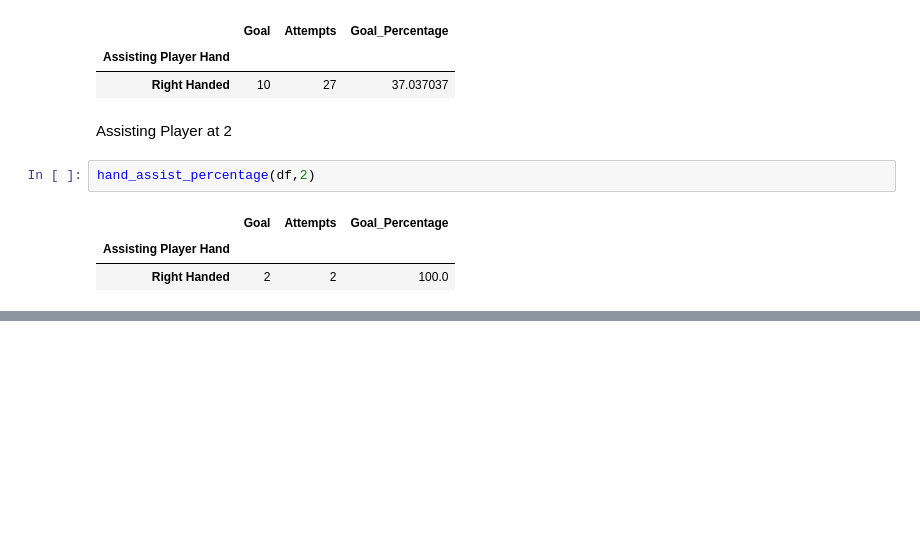
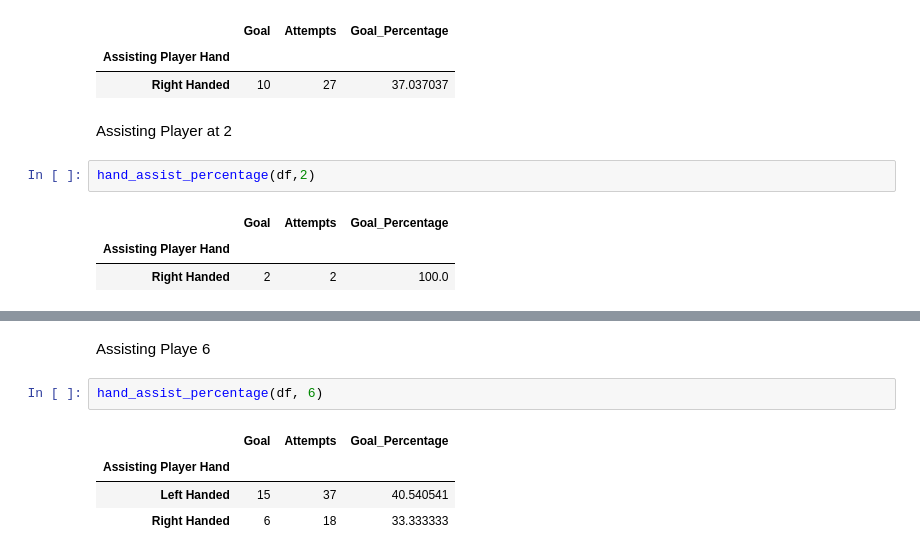
Before and after one commit to kevinshen1101/Water-Polo-Analytics, a Jupyter notebook: final_report/final_analysis.ipynb, the cells around one changed output, grey strips where cells are left out. Saved outputs shown, nothing was run; the diff lists cells and outputs as text; blank space fills up the shorter version.

```diff
--- a/final_report/final_analysis.ipynb
+++ b/final_report/final_analysis.ipynb
@@ -511,0 +541,9 @@ hand_assist_percentage(df,2)
+# %% [markdown]
+Assisting Playe 6
+# %%
+hand_assist_percentage(df, 6)
+# %% [output]
+|  | Goal | Attempts | Goal_Percentage |
+| Assisting Player Hand |  |  |  |
+| Left Handed | 15 | 37 | 40.540541 |
+| Right Handed | 6 | 18 | 33.333333 |
```
Also changed, not shown: parts of 15 cells of this notebook.
